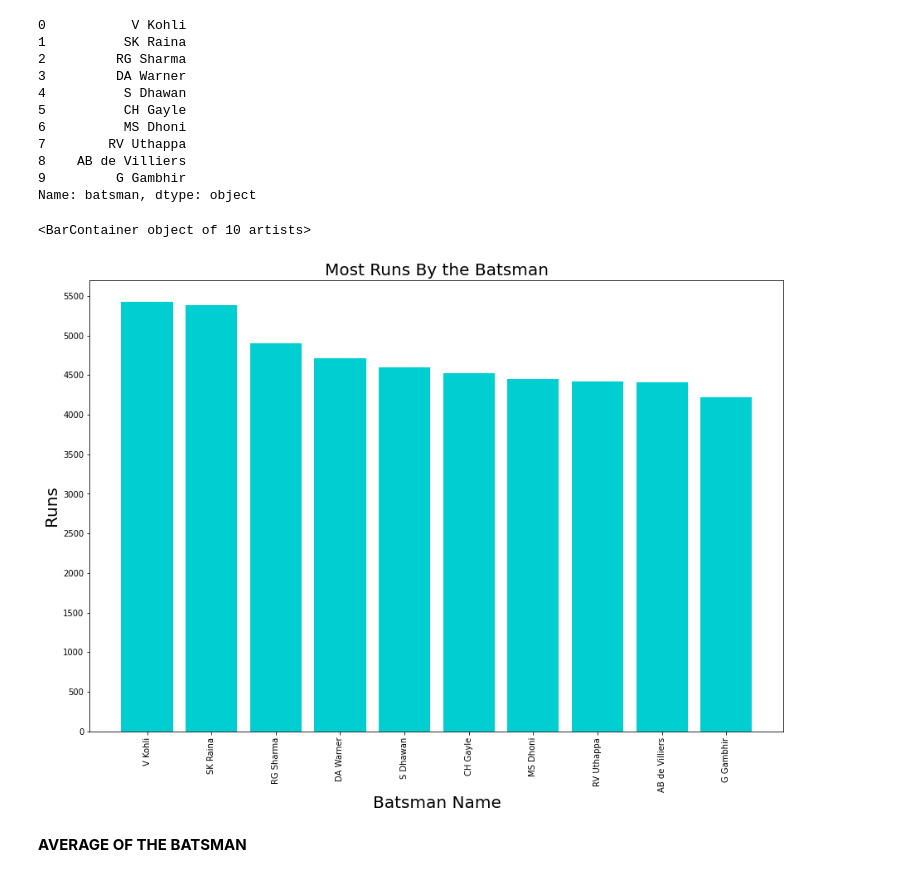
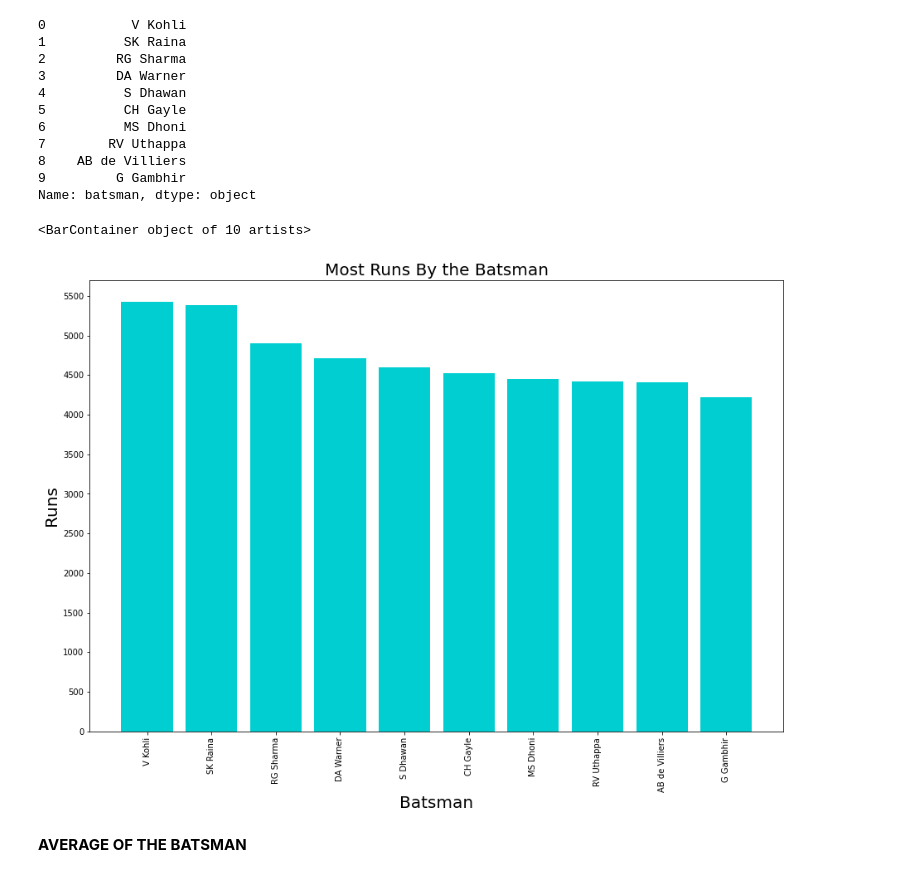
Before and after one commit to Pradip240/IPL-T20-Cricket-Analysis, a Jupyter notebook: Hrithik__IPL_T20_Cricket_Analysis_Capstone_Project.ipynb, the cells around one changed output. Cells and saved outputs as stored; diff of their text form; code cells hidden in the pictures.

```diff
--- a/Hrithik__IPL_T20_Cricket_Analysis_Capstone_Project.ipynb
+++ b/Hrithik__IPL_T20_Cricket_Analysis_Capstone_Project.ipynb
@@ -240,16 +244,16 @@ Name: batsman, dtype: object
 # %%
 # Create the figure object(Most Runs By the Batsman)
 
 plt.rcParams['figure.figsize'] = (15, 10)
 plt.title("Most Runs By the Batsman",fontsize = 20)
 plt.yticks(ticks = [x for x in range(0,6000,500)])
 plt.xticks(rotation = 90)
-plt.xlabel('Batsman Name',fontsize = 20)
+plt.xlabel('Batsman',fontsize = 20)
 plt.ylabel('Runs',fontsize = 20)
 plt.bar(mostruns_batsman_name, most_runs_by_batsman, color='DARKTURQUOISE')
 # %% [output]
 <BarContainer object of 10 artists>
-[figure, old version]
+[figure, new version]
 # %% [markdown]
 **AVERAGE OF THE BATSMAN**
 # %%
```
Also changed, not shown: parts of 28 cells of this notebook.
